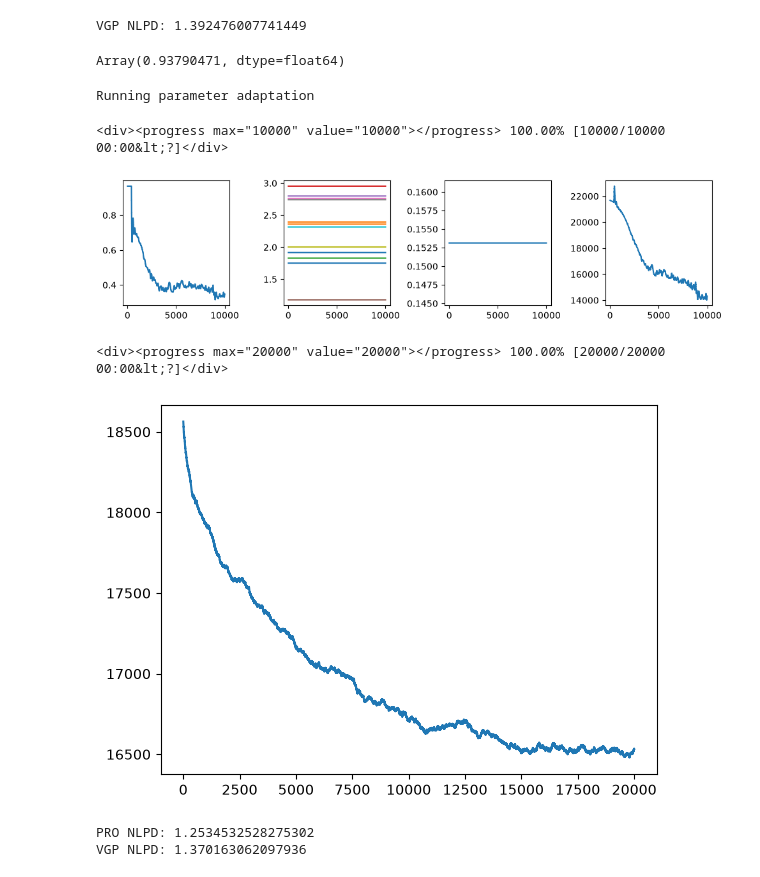
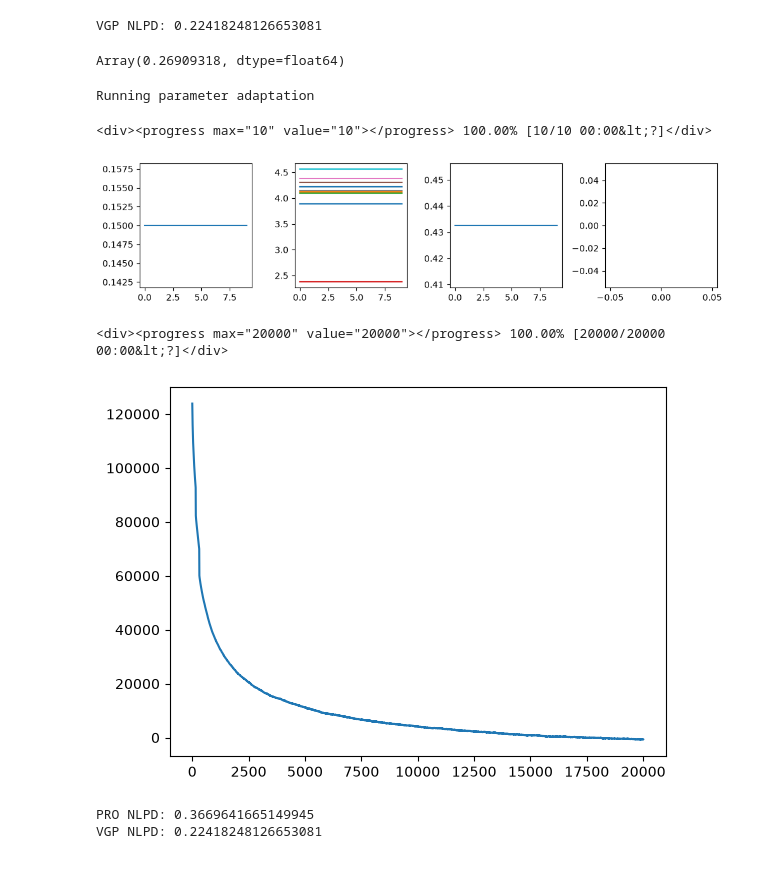
Before and after one commit to callum-kl/non-parametric-pro, a Jupyter notebook: notebooks/uci.ipynb, the cells around one changed output. Saved outputs shown, nothing was run; the diff lists cells and outputs as text; code cells hidden in the pictures.

```diff
--- a/notebooks/uci.ipynb
+++ b/notebooks/uci.ipynb
@@ -22,13 +22,13 @@ from non_parametric_pro.gp import _full_gp_basis, predictive_log_likelihood
 
 jax.config.update("jax_enable_x64", True)
 # %%
-dataset_name = "forest"
+dataset_name = "stock"
 split = 1
 
 num_inducing_points = 350
-val_fraction = 0.2
+val_fraction = 0.01
 
-num_particles = 40
+num_particles = 150
 # %%
 key = jr.PRNGKey(0)
 
@@ -89,21 +89,28 @@ z_opt = px.unwrap(opt_variational_family.inducing_inputs)
 
 print("VGP NLPD:", nlpd_gp(y_test, v_gp_predictive_mean, v_gp_predictive_std))
 # %% [output]
-VGP NLPD: 1.392476007741449
+VGP NLPD: 0.22418248126653081
 # %%
 px.unwrap(v_gp_sigma)
 # %% [output]
-Array(0.93790471, dtype=float64)
+Array(0.26909318, dtype=float64)
+# %%
+M = 100
+
+from non_parametric_pro.inducing import RFFInducingBasis, sample_rff_frequencies
+
+freqs = sample_rff_frequencies(key, v_gp_kernel, num_basis_fns=M)
+rff_basis = RFFInducingBasis(frequencies=freqs)
+basis, residual_std = compute_inducing_basis(rff_basis, kernel, x_train)
+
+inducing_basis = RFFInducingBasis(frequencies=freqs)
 # %%
 J = num_particles
 
 pro_kernel = v_gp_kernel
 
-_sigma_val = px.unwrap(v_gp_sigma)
-_sigma_min = 0.1
-
-inducing_basis = PointInducingBasis(z_opt)
-basis, residual_std = compute_inducing_basis(inducing_basis, pro_kernel, x_train)
+_sigma_val = 0.15
+_sigma_min = 0.15
 
 sigma = gpx.parameters.SigmoidBounded(_sigma_val, low=_sigma_min, high=100.0)
 
@@ -116,47 +123,47 @@ pro_params = ProParameters(
     residual_std=residual_std
 )
 
-num_steps = 10000
-warmup_steps = 400
+num_steps = 10
+warmup_steps = 20
 sigma_adapt_every = 10
 kernel_adapt_every = -1
-initial_position = jr.normal(key, (M, J))
+initial_position = jr.normal(key, (M * 2, J))
 
 adaptation = parameter_adaptation(
     ula,
     pro_logdensity_fn,
     pro_params,
     x_train=x_train,
     initial_kernel=pro_kernel,
     warmup_steps=warmup_steps,
     sigma_adapt_every=sigma_adapt_every,
     kernel_adapt_every=kernel_adapt_every,
     objective_fn=pro_score_fn,
     inducing_basis=inducing_basis,
     sigma_optimizer=ox.adam(1e-1),
     kernel_optimizer=ox.adam(1e-2),
-    x_val=x_val,
-    y_val=y_val,
+    x_val=None,
+    y_val=None,
     progress_bar=True
 )
 
 adaptation_results, adaptation_info = adaptation.run(key, initial_position, num_steps=num_steps)
 pro_kernel = jax.tree.map(lambda x: x[-1], adaptation_info.kernel)
 pro_params = adaptation_results.parameters
 pro_position = adaptation_results.state.position
 
 fig, ax = plt.subplots(1, 4, figsize=(10, 2.5))
 
 ax[0].plot(px.unwrap(adaptation_info.sigma))
 ax[1].plot(px.unwrap(adaptation_info.kernel.lengthscale))
 ax[2].plot(px.unwrap(adaptation_info.kernel.variance))
 ax[3].plot(-adaptation_info.sampler_info.score[10:])
 plt.tight_layout()
 plt.show()
 # %% [output]
 Running parameter adaptation
-<div><progress max="10000" value="10000"></progress> 100.00% [10000/10000 00:00&lt;?]</div>
+<div><progress max="10" value="10"></progress> 100.00% [10/10 00:00&lt;?]</div>
-[figure, old version]
+[figure, new version]
 # %%
 _basis, _residual_std = compute_inducing_basis(inducing_basis, pro_kernel, x_train_full)
 
@@ -180,7 +187,7 @@ plt.plot(-info[1].score)
 plt.show()
 # %% [output]
 <div><progress max="20000" value="20000"></progress> 100.00% [20000/20000 00:00&lt;?]</div>
-[figure, old version]
+[figure, new version]
 # %%
 burn = int(num_steps * 0.8)
 thin = 50
@@ -191,5 +198,5 @@ test_basis, test_cov = prediction_basis(pro_kernel, x_train, x_test, pro_params,
 print("PRO NLPD:", nlpd_pro(y_test, test_basis, test_cov, particles, parameters=pro_params))
 print("VGP NLPD:", nlpd_gp(y_test, v_gp_predictive_mean, v_gp_predictive_std))
 # %% [output]
-PRO NLPD: 1.2534532528275302
-VGP NLPD: 1.370163062097936
+PRO NLPD: 0.3669641665149945
+VGP NLPD: 0.22418248126653081
```
Also changed, not shown: 2 other files.
